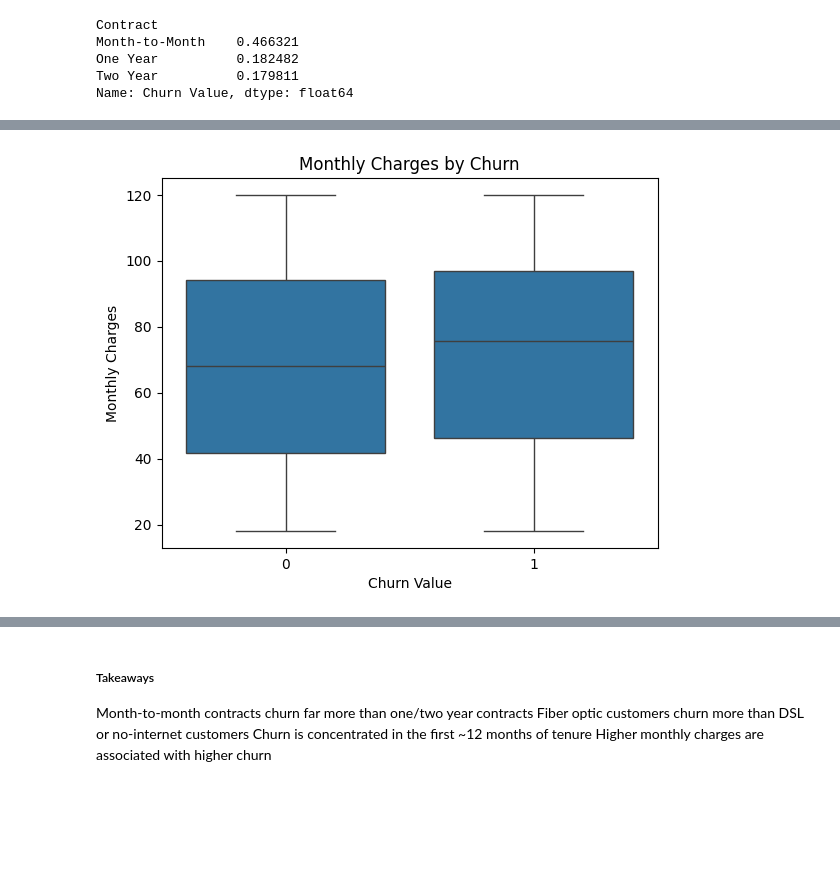
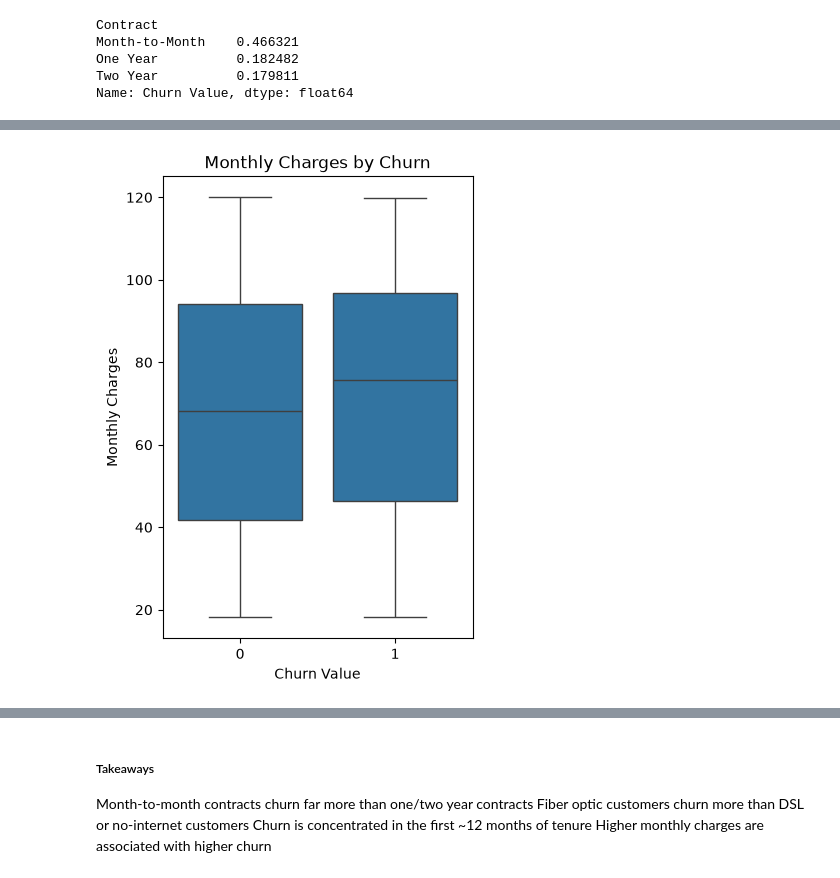
Before and after one commit to Hina-Akram04/Customer-Churn, a Jupyter notebook: notebooks/eda.ipynb, the cells around one changed output, grey strips where cells are left out. Saved outputs shown, nothing was run; the diff lists cells and outputs as text; code cells hidden in the pictures; blank space fills up the shorter version.

```diff
--- a/notebooks/eda.ipynb
+++ b/notebooks/eda.ipynb
@@ -52,7 +55,8 @@ plt.show()
 # %%
+figure = plt.figure(figsize=(4, 6))
 sns.boxplot(data=df, x="Churn Value", y="Monthly Charges")
 plt.title("Monthly Charges by Churn")
 plt.show()
 # %% [output]
-[figure, old version]
+[figure, new version]
 # %%
```
Also changed, not shown: parts of 4 cells of this notebook.
